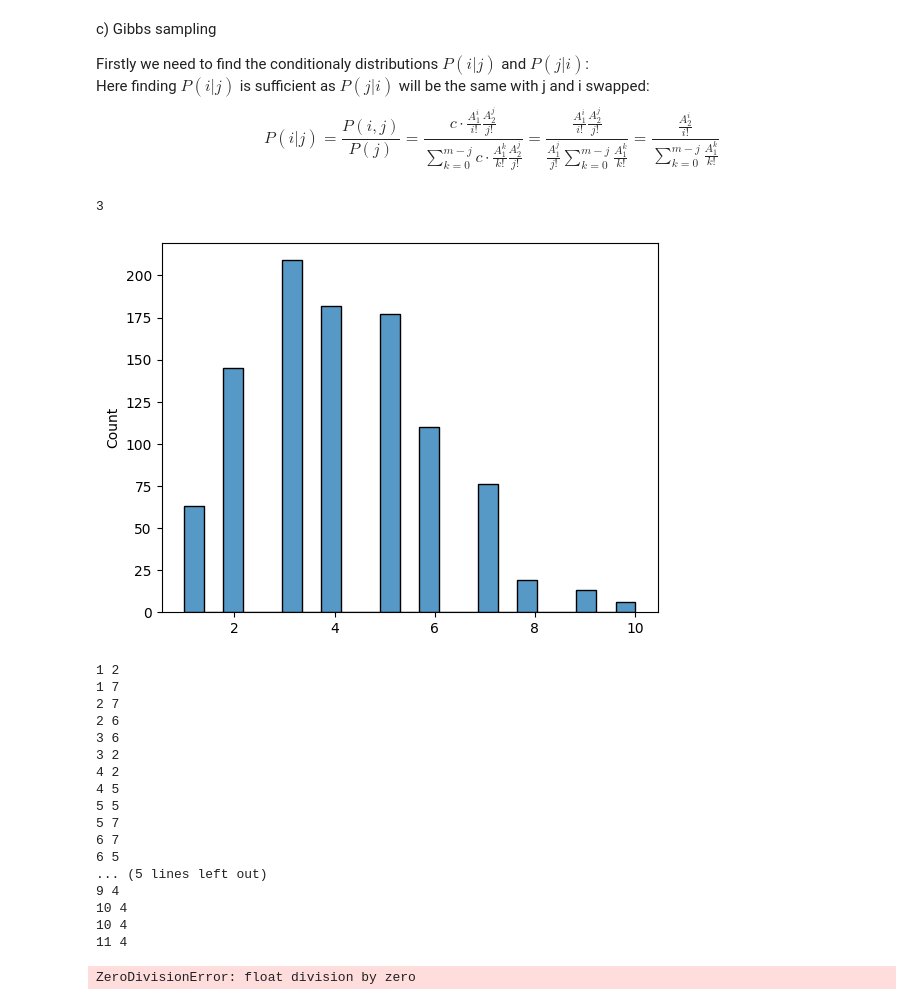
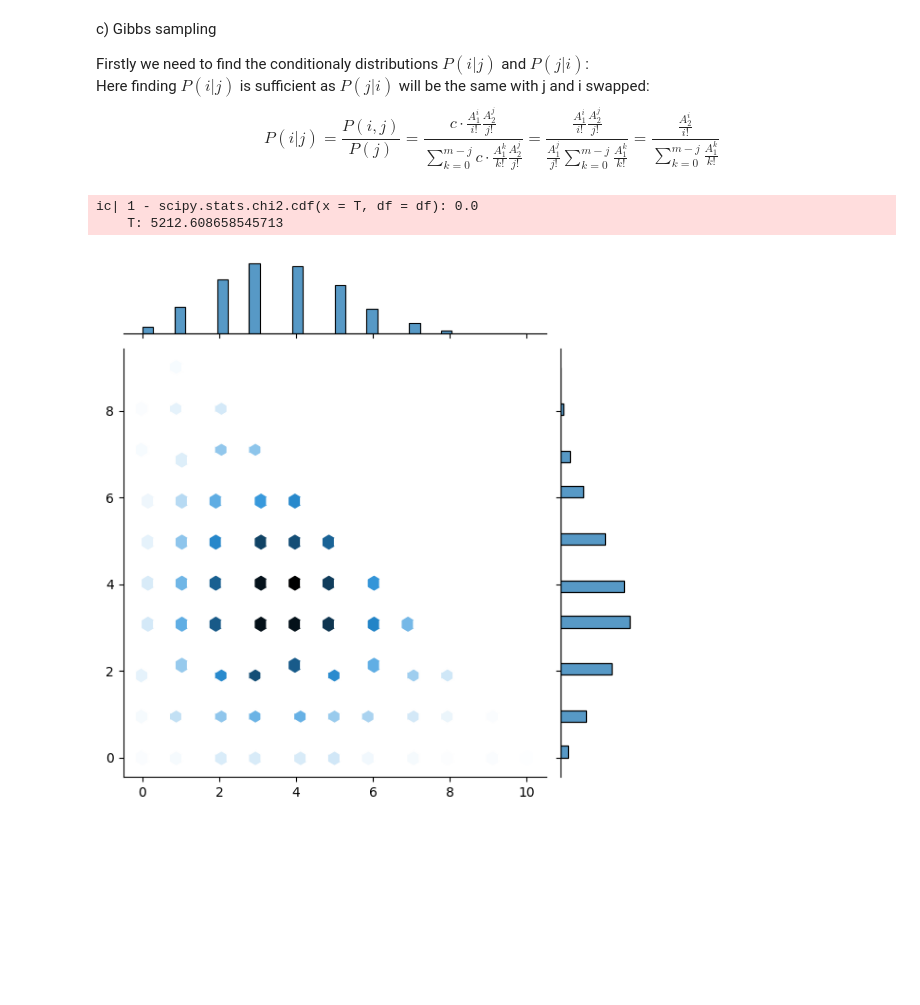
Before and after one commit to Las02/Stocastic_opgaver, a Jupyter notebook: Lasse/sto.ipynb, the cells around one changed output. Saved outputs shown, nothing was run; the diff lists cells and outputs as text; code cells hidden in the pictures; blank space fills up the shorter version.

```diff
--- a/Lasse/sto.ipynb
+++ b/Lasse/sto.ipynb
@@ -544,7 +625,6 @@ P(i|j) = \frac{P(i,j)}{P(j)} = \frac{ c \cdot \frac{A_1^i}{i!} \frac{A_2^j}{j!}
 {\sum_{k=0}^{m-j}  \frac{A_1^k}{k!}   }
 $$
 # %%
-%reset -f
 import numpy as np, scipy, math, seaborn as sns
 import matplotlib.pyplot as plt
 from icecream import ic
@@ -556,73 +636,46 @@ m = 10
 # (and p(j|i) implemented when given the arguments in the reverse order)
 f = lambda i: ((A**i)/ math.factorial(i))
 def g(i, j):
-    # try:
     out = f(i) / sum([f(k) for k in list(range(m+1-j))])
     return out
-    # except ZeroDivisionError:
-    #     out = 1
-    # return out
 
 
 # Now define a function to sample from the conditional distribution
 def sample_g(j):
-    x = list(range(1, 11))
+    x = list(range(0, 11-j))
     y = np.array([g(i,j) for i in x])
     out = np.random.choice(x, p=y/(sum(y)))
-    if out == 11:
-        print("WTF")
-    return
-
-# And checking if it works with a histplot
-sns.histplot([sample_g(1) for x in range(1000)])
-
-# [sample_g(x) for x in range(1,11)]
+    return out
-# %% [output]
-3
-[figure, removed]
 # %%
 # Initial values
 i = 4
 j = 2
 x_list1 = [i]
 x_list2 = [j]
 i_list = [0]
 
 n = 10_000
-for i in range(1, n+1):
+for step in range(1, n+1):
 
-    # Sample j
+    # Sample p(j|i)
     j = sample_g(i)
 
-    # Sample i
+    # Sample p(i|j)
     i = sample_g(j)
 
     x_list1.append(i)
     x_list2.append(j)
-    i_list.append(i)
+    i_list.append(step)
 
 
 # Plotting the distribution
 sns.jointplot(x=x_list1, y=x_list2, kind="hex")
-# In this case we can see the values in 2d.
-# And we can see that the methods works with
-# several values
+# Testing the distribution fit
+x_arr = np.array(x_list1)
+y_arr = np.array(x_list2)
+test_two_chi2(x_arr, y_arr, g)
+# Again it seems to not follow the prober distribution :/
 # %% [output]
-1 2
-1 7
-2 7
-2 6
-3 6
-3 2
-4 2
-4 5
-5 5
-5 7
-6 7
-6 5
-... (5 lines left out)
-9 4
-10 4
-10 4
-11 4
+ic| 1 - scipy.stats.chi2.cdf(x = T, df = df): 0.0
+    T: 5212.608658545713
-ZeroDivisionError: float division by zero
+[figure, added]
```
Also changed, not shown: parts of 8 cells of this notebook.
